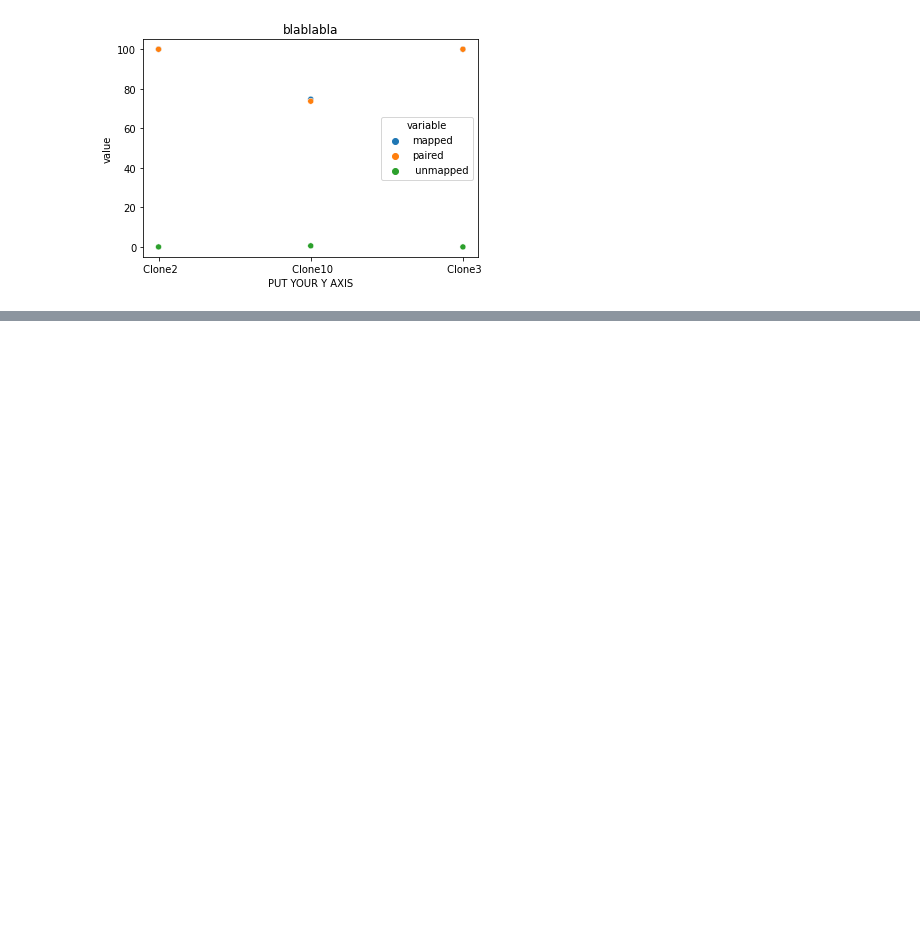
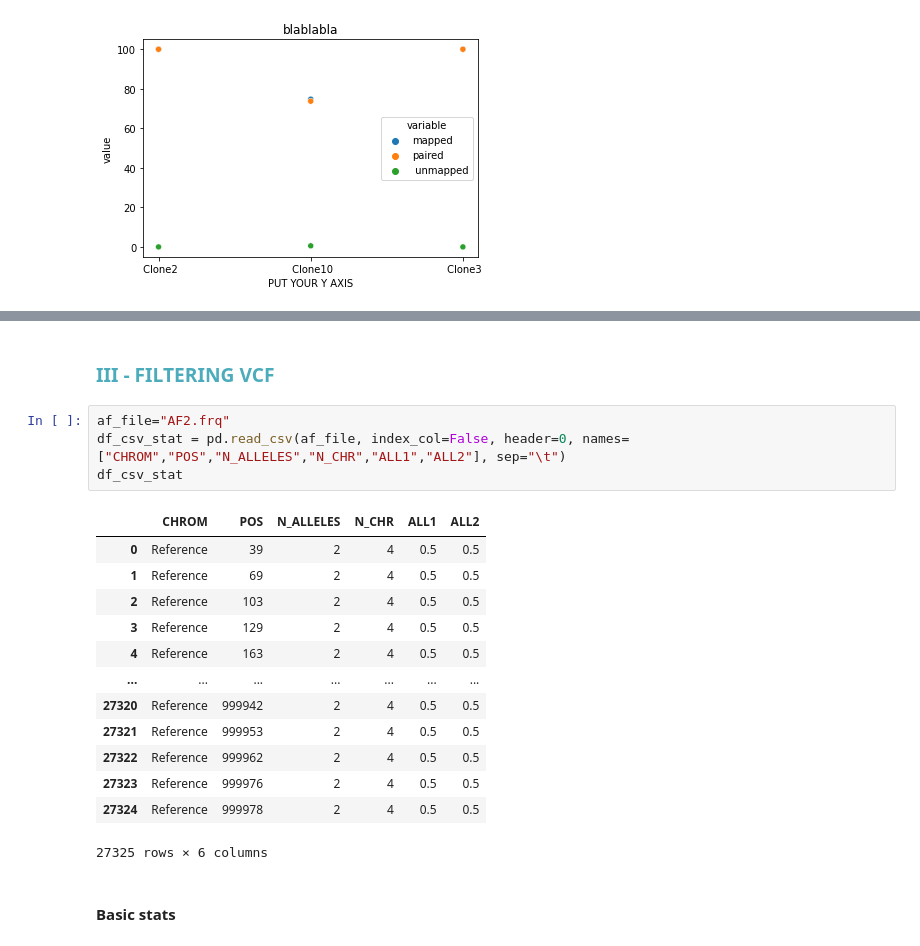
Before and after one commit to SouthGreenPlatform/-training_SV_teaching, a Jupyter notebook: Day2_Mapping_analysis.ipynb, the cells around one changed output, grey strips where cells are left out. Saved outputs shown, nothing was run; the diff lists cells and outputs as text; blank space fills up the shorter version.

```diff
--- a/Day2_Mapping_analysis.ipynb
+++ b/Day2_Mapping_analysis.ipynb
@@ -187,0 +432,22 @@ Text(0.5, 0, 'PUT YOUR Y AXIS')
+# %% [markdown]
+### <span style="color: #4CACBC;">III - FILTERING VCF <a class="anchor" id="vcffiltering"></a></span>
+# %%
+af_file="AF2.frq"
+df_csv_stat = pd.read_csv(af_file, index_col=False, header=0, names=["CHROM","POS","N_ALLELES","N_CHR","ALL1","ALL2"], sep="\t")
+df_csv_stat
+# %% [output]
+|  | CHROM | POS | N_ALLELES | N_CHR | ALL1 | ALL2 |
+| 0 | Reference | 39 | 2 | 4 | 0.5 | 0.5 |
+| 1 | Reference | 69 | 2 | 4 | 0.5 | 0.5 |
+| 2 | Reference | 103 | 2 | 4 | 0.5 | 0.5 |
+| 3 | Reference | 129 | 2 | 4 | 0.5 | 0.5 |
+| 4 | Reference | 163 | 2 | 4 | 0.5 | 0.5 |
+| ... | ... | ... | ... | ... | ... | ... |
+| 27320 | Reference | 999942 | 2 | 4 | 0.5 | 0.5 |
+| 27321 | Reference | 999953 | 2 | 4 | 0.5 | 0.5 |
+| 27322 | Reference | 999962 | 2 | 4 | 0.5 | 0.5 |
+| 27323 | Reference | 999976 | 2 | 4 | 0.5 | 0.5 |
+| 27324 | Reference | 999978 | 2 | 4 | 0.5 | 0.5 |
+27325 rows × 6 columns
+# %% [markdown]
+#### Basic stats
```
Also changed, not shown: parts of 43 cells of this notebook.
